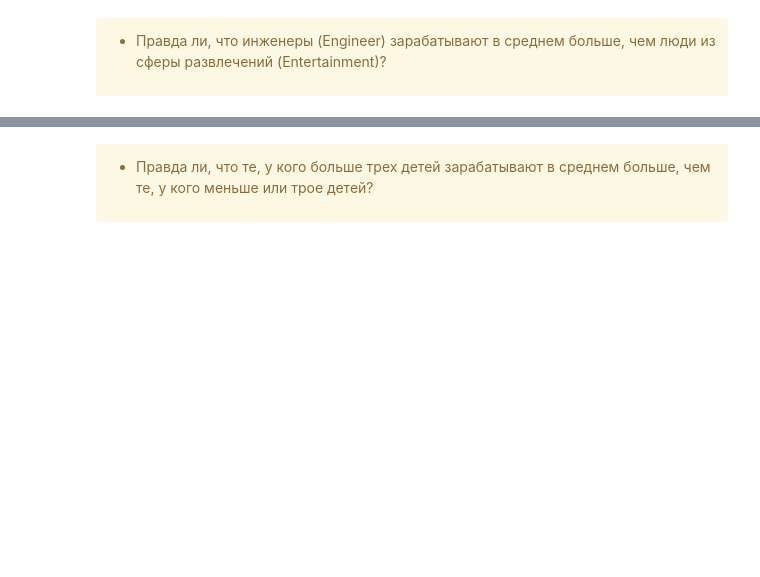
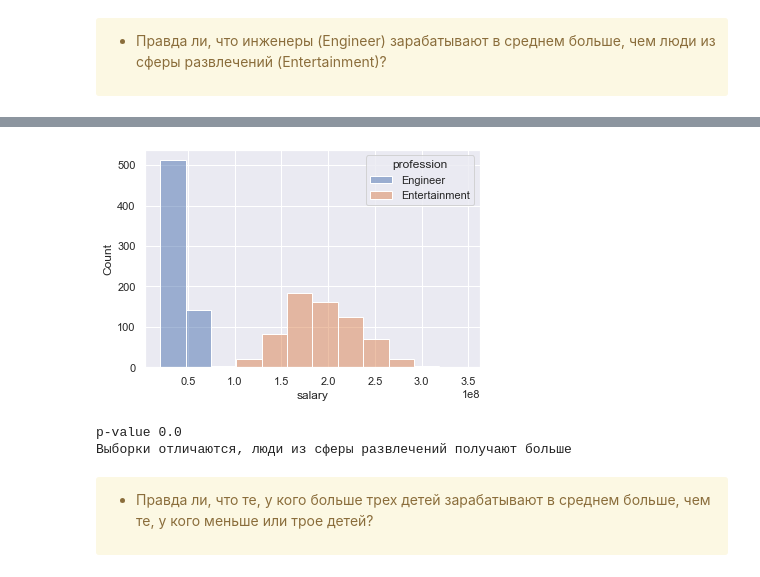
Before and after one commit to adasirotkina/DataScience_MIPT_2022, a Jupyter notebook: home_works/HW_3.ipynb, the cells around one changed output, grey strips where cells are left out. Cells and saved outputs as stored; diff of their text form; code cells hidden in the pictures; blank space fills up the shorter version.

```diff
--- a/home_works/HW_3.ipynb
+++ b/home_works/HW_3.ipynb
@@ -90,3 +132,27 @@ data.head()
+# %%
+plt.figure()
+
+Engineer_salary = data[data['profession']=='Engineer']['salary']
+Entertainment_salary = data[data['profession']=='Entertainment']['salary']
+
+sns.histplot(data=data[data['profession'].isin(['Engineer','Entertainment'])], x="salary", hue="profession")
+
+plt.show()
+# %% [output]
+[figure, added]
+# %%
+t, p_value  = stats.ttest_ind(Engineer_salary, Entertainment_salary) # Критерий Стьюдента (t-test)
+
+print('p-value', p_value)
+
+
+alpha = 0.05
+
+if p_value < alpha:
+    print('Выборки отличаются, люди из сферы развлечений получают больше')
+# %% [output]
+p-value 0.0
+Выборки отличаются, люди из сферы развлечений получают больше
 # %% [markdown]
 <div class="alert alert-warning">
 
```
Also changed, not shown: parts of 37 cells of this notebook.
